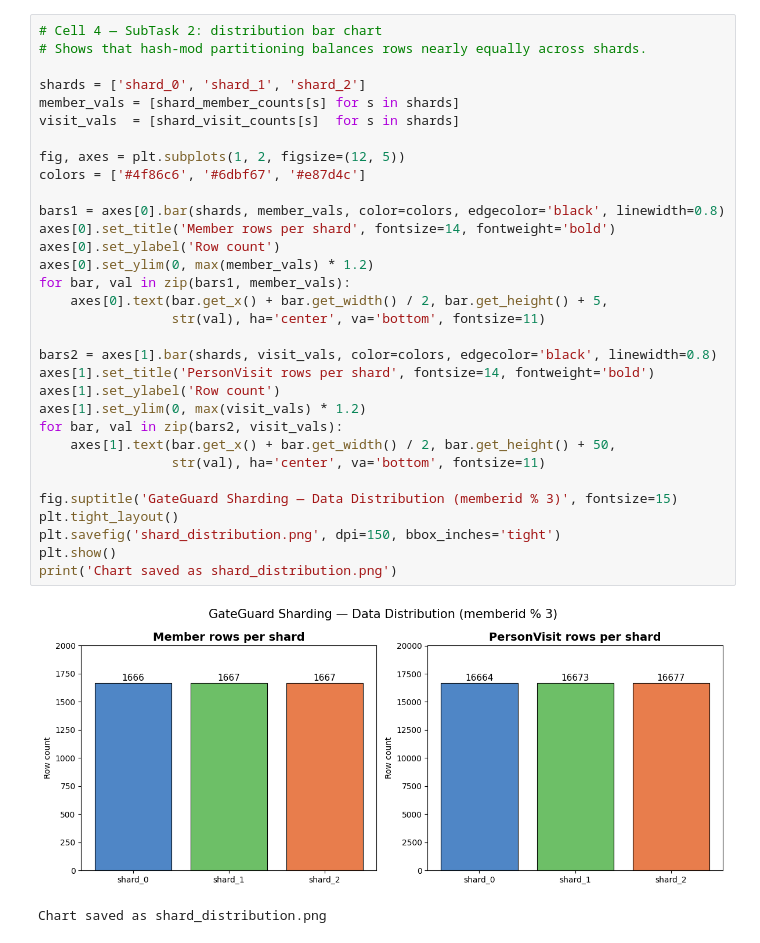
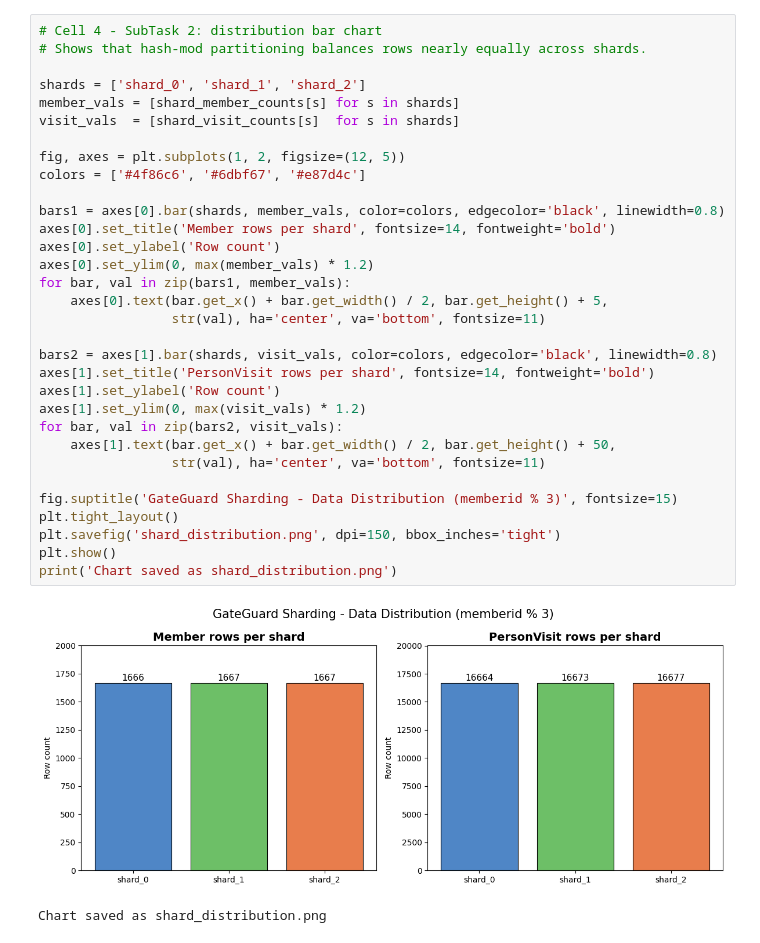
Before and after one commit to Pushkar111/GateGaurd-IITGN-Databases-CS432, a Jupyter notebook: assignment-4/Module_A/test_sharding.ipynb, the cells around one changed output. Drawn from its saved outputs; the diff is of its cells as text.

```diff
--- a/assignment-4/Module_A/test_sharding.ipynb
+++ b/assignment-4/Module_A/test_sharding.ipynb
@@ -163,36 +165,36 @@ Overall result: PASSED — no member lives in two shards
 # %%
-# Cell 4 — SubTask 2: distribution bar chart
+# Cell 4 - SubTask 2: distribution bar chart
 # Shows that hash-mod partitioning balances rows nearly equally across shards.
 
 shards = ['shard_0', 'shard_1', 'shard_2']
 member_vals = [shard_member_counts[s] for s in shards]
 visit_vals  = [shard_visit_counts[s]  for s in shards]
 
 fig, axes = plt.subplots(1, 2, figsize=(12, 5))
 colors = ['#4f86c6', '#6dbf67', '#e87d4c']
 
 bars1 = axes[0].bar(shards, member_vals, color=colors, edgecolor='black', linewidth=0.8)
 axes[0].set_title('Member rows per shard', fontsize=14, fontweight='bold')
 axes[0].set_ylabel('Row count')
 axes[0].set_ylim(0, max(member_vals) * 1.2)
 for bar, val in zip(bars1, member_vals):
     axes[0].text(bar.get_x() + bar.get_width() / 2, bar.get_height() + 5,
                  str(val), ha='center', va='bottom', fontsize=11)
 
 bars2 = axes[1].bar(shards, visit_vals, color=colors, edgecolor='black', linewidth=0.8)
 axes[1].set_title('PersonVisit rows per shard', fontsize=14, fontweight='bold')
 axes[1].set_ylabel('Row count')
 axes[1].set_ylim(0, max(visit_vals) * 1.2)
 for bar, val in zip(bars2, visit_vals):
     axes[1].text(bar.get_x() + bar.get_width() / 2, bar.get_height() + 50,
                  str(val), ha='center', va='bottom', fontsize=11)
 
-fig.suptitle('GateGuard Sharding — Data Distribution (memberid % 3)', fontsize=15)
+fig.suptitle('GateGuard Sharding - Data Distribution (memberid % 3)', fontsize=15)
 plt.tight_layout()
 plt.savefig('shard_distribution.png', dpi=150, bbox_inches='tight')
 plt.show()
 print('Chart saved as shard_distribution.png')
 # %% [output]
-[figure, old version]
+[figure, new version]
 Chart saved as shard_distribution.png
 # %%
```
Also changed, not shown: parts of 11 cells of this notebook.
